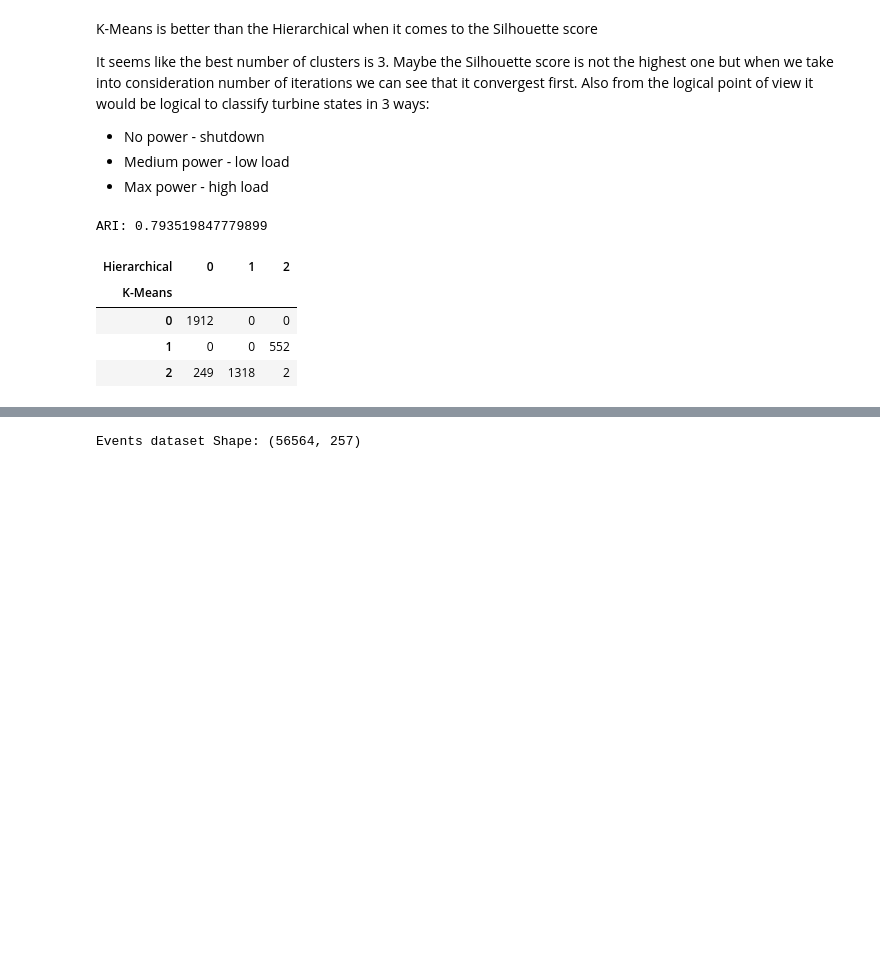
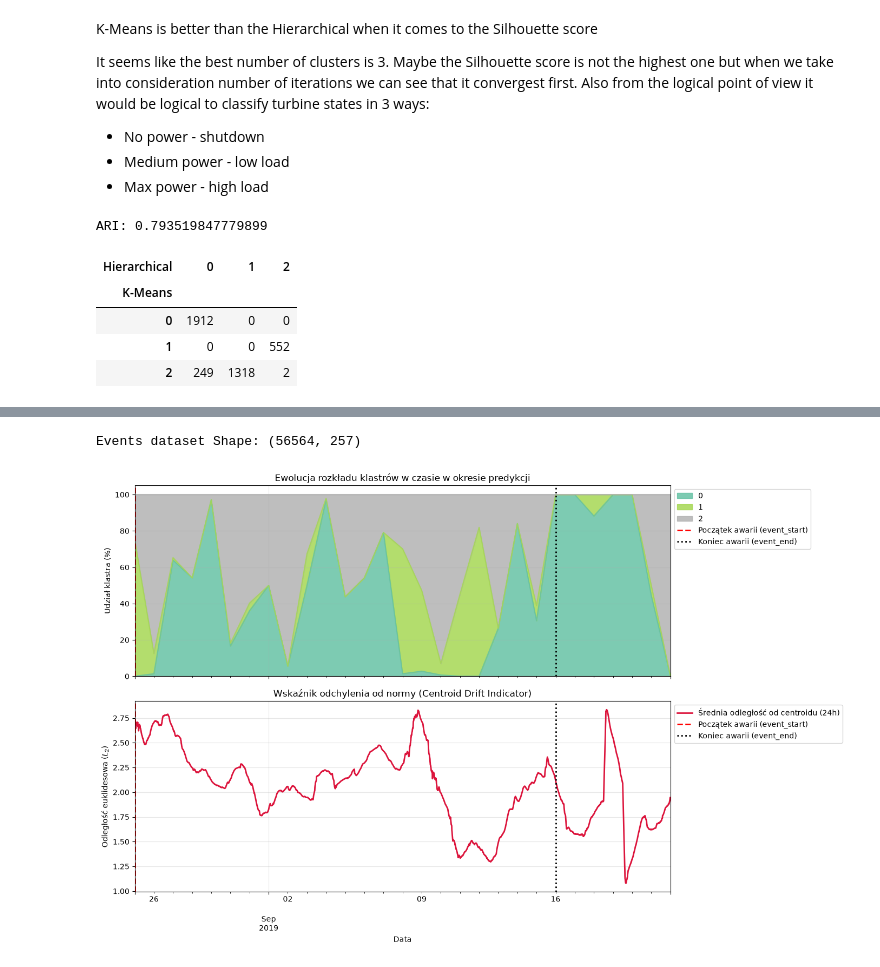
Before and after one commit to SpriNt-PL/ADM_Lab_2, a Jupyter notebook: lab_2.ipynb, the cells around one changed output, grey strips where cells are left out. Saved outputs shown, nothing was run; the diff lists cells and outputs as text; code cells hidden in the pictures; blank space fills up the shorter version.

```diff
--- a/lab_2.ipynb
+++ b/lab_2.ipynb
@@ -163,15 +163,62 @@ ARI: 0.793519847779899
 # %%
 events_df = pd.read_csv('event_info.csv', sep=';')
 events_df['event_start'] = pd.to_datetime(events_df['event_start'])
 events_df['event_end'] = pd.to_datetime(events_df['event_end'])
 
 display(events_df.head())
 print(f"Events dataset Shape: {df.shape}")
+
+target_event = events_df[events_df['event_id'] == 34].iloc[0]
+event_start = target_event['event_start']
+event_end = target_event['event_end']
+
+# 2. Przygotowanie ramki danych do analizy czasowej
+df_pred_analysis = df.loc[prediction_section].copy()
+df_pred_analysis['km_cluster'] = pred_km_labels
+df_pred_analysis['centroid_distance'] = pred_km_dist
+
+# Proporcje klastrów w ujęciu dziennym
+daily_counts = (
+    df_pred_analysis.set_index('time_stamp')
+    .groupby([pd.Grouper(freq='1d'), 'km_cluster'])
+    .size()
+    .unstack(fill_value=0)
+)
+daily_pct = daily_counts.div(daily_counts.sum(axis=1), axis=0) * 100
+
+# Średnia krocząca odległości od centroidu (24-godzinna)
+rolling_drift = df_pred_analysis.set_index('time_stamp')['centroid_distance'].rolling('24h').mean()
+
+# 3. Wizualizacja
+fig, (ax1, ax2) = plt.subplots(2, 1, figsize=(14, 9), sharex=True)
+
+# Wykres A: Zmiana udziału klastrów w czasie
+daily_pct.plot(kind='area', stacked=True, ax=ax1, colormap='Set2', alpha=0.85)
+ax1.axvline(event_start, color='red', linestyle='--', linewidth=2, label='Początek awarii (event_start)')
+ax1.axvline(event_end, color='black', linestyle=':', linewidth=2, label='Koniec awarii (event_end)')
+ax1.set_ylabel('Udział klastra (%)')
+ax1.set_title('Ewolucja rozkładu klastrów w czasie w okresie predykcji')
+ax1.legend(loc='upper left', bbox_to_anchor=(1, 1))
+ax1.grid(True, alpha=0.3)
+
+# Wykres B: Dryf odległości od normy ($L_2$ distance)
+ax2.plot(rolling_drift.index, rolling_drift.values, color='crimson', lw=2, label='Średnia odległość od centroidu (24h)')
+ax2.axvline(event_start, color='red', linestyle='--', linewidth=2, label='Początek awarii (event_start)')
+ax2.axvline(event_end, color='black', linestyle=':', linewidth=2, label='Koniec awarii (event_end)')
+ax2.set_ylabel('Odległość euklidesowa ($L_2$)')
+ax2.set_xlabel('Data')
+ax2.set_title('Wskaźnik odchylenia od normy (Centroid Drift Indicator)')
+ax2.legend(loc='upper left', bbox_to_anchor=(1, 1))
+ax2.grid(True, alpha=0.3)
+
+plt.tight_layout()
+plt.show()
 # %% [output]
 |  | event_id | event_label | event_start | event_start_id | event_end | event_end_id | event_description |
 | 0 | 34 | anomaly | 2019-08-25 00:00:00 | 52531 | 2019-09-16 00:00:00 | 55699 | high temperature |
 | 1 | 7 | anomaly | 2026-06-30 00:00:00 | 52703 | 2026-07-31 00:00:00 | 57167 | high temperature |
 | 2 | 53 | anomaly | 2019-12-27 16:40:00 | 52559 | 2020-02-07 16:30:00 | 58606 | Rotor Bearing 2 - Damage |
 | 3 | 27 | anomaly | 2018-09-02 00:00:00 | 52619 | 2018-11-02 00:00:00 | 61403 | Turbine is stopped due to a main ... |
 | 4 | 19 | anomaly | 2025-02-02 00:00:00 | 52673 | 2025-02-22 00:00:00 | 55553 | high temperature |
 Events dataset Shape: (56564, 257)
+[figure, added]
```
